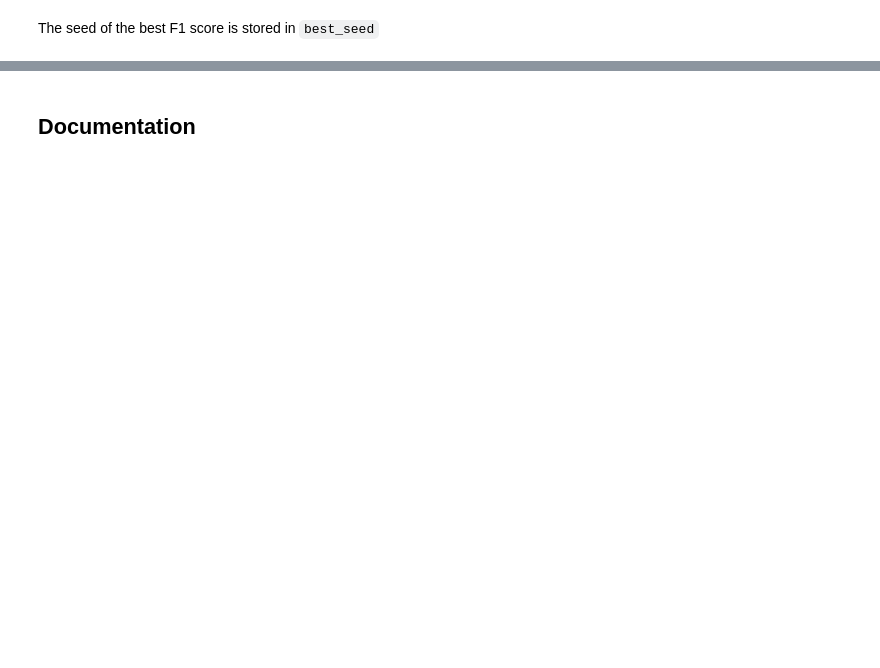
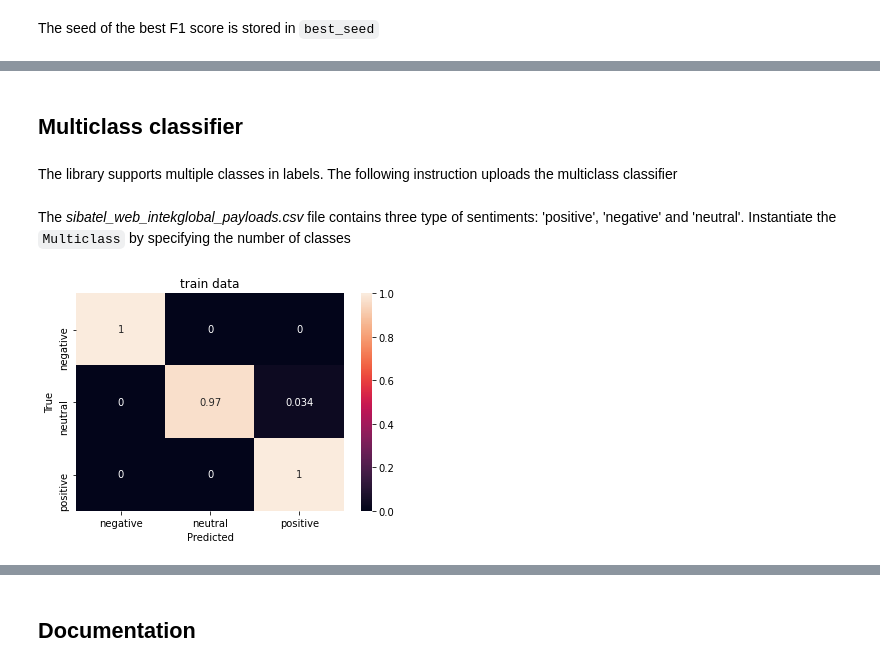
Before and after one commit to kikejimenez/job_offer_classifier, a Jupyter notebook: nbs/index.ipynb, the cells around one changed output, grey strips where cells are left out. Saved outputs shown, nothing was run; the diff lists cells and outputs as text; code cells hidden in the pictures; blank space fills up the shorter version.

Commit message:
creates multiclass class

```diff
--- a/nbs/index.ipynb
+++ b/nbs/index.ipynb
@@ -149,0 +151,4 @@ kfp.best_seed
+# %% [markdown]
+## Multiclass classifier
+# %% [markdown]
+The library supports multiple classes in labels. The following instruction uploads the multiclass classifier
@@ -149,0 +157,13 @@ kfp.best_seed
+# %% [markdown]
+The _sibatel\_web\_intekglobal\_payloads.csv_ file contains three type of sentiments: 'positive', 'negative' and 'neutral'. Instantiate the `Multiclass` by specifying the number of classes
+# %%
+mc = Multiclass(
+    src_file='../data/raw/sibatel_web_intekglobal_payloads.csv',
+    random_state=931696214,
+    n_classes=3
+)
+mc.pipeline()
+# %%
+mc.plot_confusion_matrix('train')
+# %% [output]
+[figure, added]
```
Also changed, not shown: parts of 13 cells of this notebook, 23 other files.
